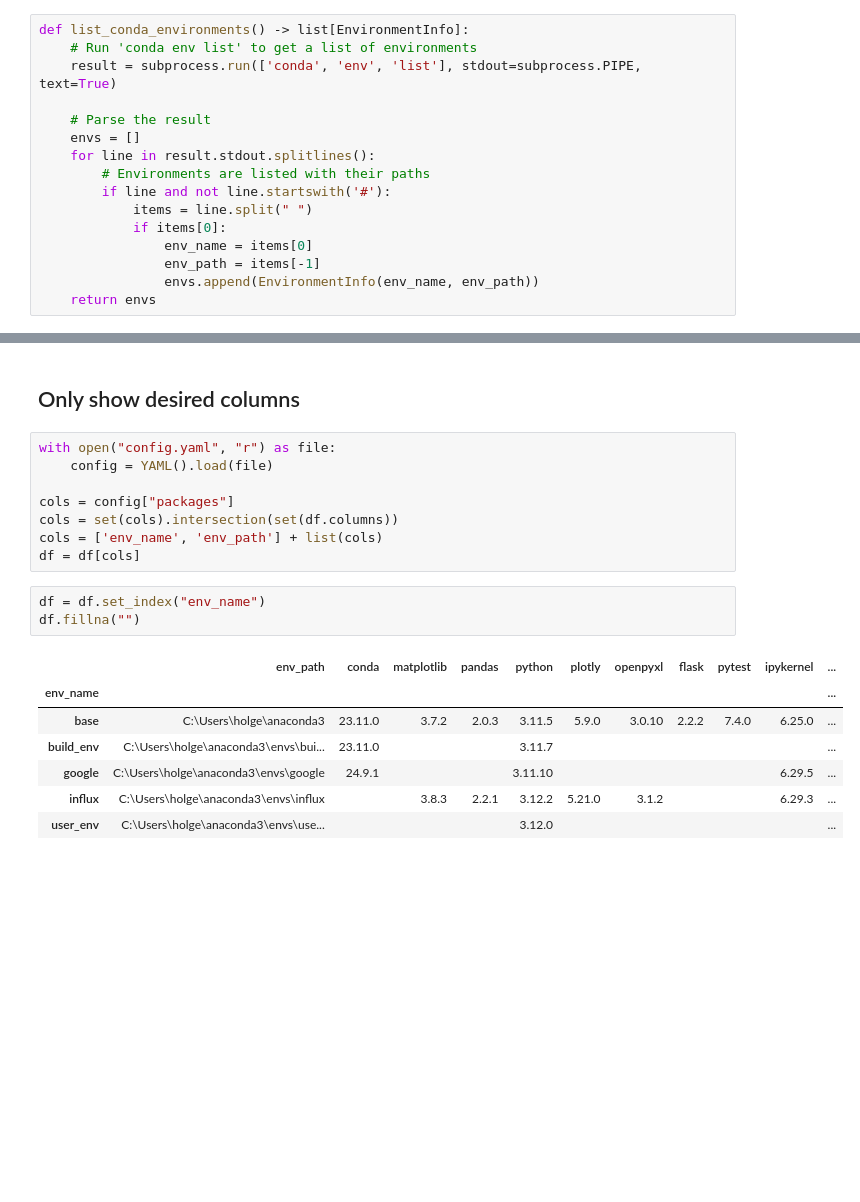
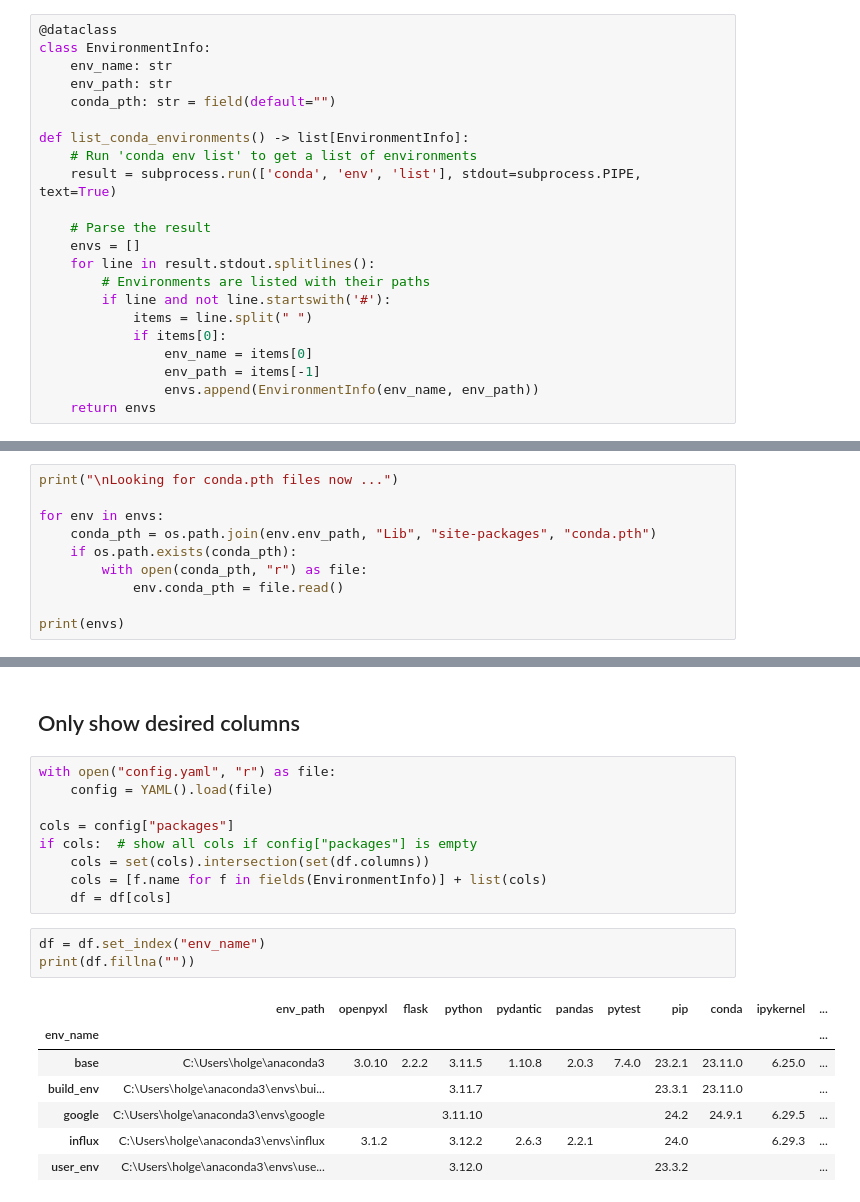
Before and after one commit to munich-ml/conda_envs_table, a Jupyter notebook: make_table.ipynb, the cells around one changed output, grey strips where cells are left out. Drawn from its saved outputs; the diff is of its cells as text; blank space fills up the shorter version.

Commit message:
conda.pth search added

```diff
--- a/make_table.ipynb
+++ b/make_table.ipynb
@@ -12,4 +7,10 @@ class EnvironmentInfo:
 # %%
+@dataclass
+class EnvironmentInfo:
+    env_name: str
+    env_path: str
+    conda_pth: str = field(default="")
+
 def list_conda_environments() -> list[EnvironmentInfo]:
     # Run 'conda env list' to get a list of environments
     result = subprocess.run(['conda', 'env', 'list'], stdout=subprocess.PIPE, text=True)
@@ -27,0 +42,10 @@ def list_conda_environments() -> list[EnvironmentInfo]:
+# %%
+print("\nLooking for conda.pth files now ...")
+
+for env in envs:
+    conda_pth = os.path.join(env.env_path, "Lib", "site-packages", "conda.pth")
+    if os.path.exists(conda_pth):
+        with open(conda_pth, "r") as file:
+            env.conda_pth = file.read()
+
+print(envs)
@@ -66,17 +97,18 @@ with open("config.yaml", "r") as file:
     config = YAML().load(file)
 
 cols = config["packages"]
-cols = set(cols).intersection(set(df.columns))
-cols = ['env_name', 'env_path'] + list(cols)
-df = df[cols]
+if cols:  # show all cols if config["packages"] is empty
+    cols = set(cols).intersection(set(df.columns))
+    cols = [f.name for f in fields(EnvironmentInfo)] + list(cols)
+    df = df[cols]
 # %%
 df = df.set_index("env_name")
-df.fillna("")
+print(df.fillna(""))
 # %% [output]
-|  | env_path | conda | matplotlib | pandas | python | plotly | openpyxl | flask | pytest | ipykernel | ... |
+|  | env_path | openpyxl | flask | python | pydantic | pandas | pytest | pip | conda | ipykernel | ... |
 | env_name |  |  |  |  |  |  |  |  |  |  | ... |
-| base | C:\Users\holge\anaconda3 | 23.11.0 | 3.7.2 | 2.0.3 | 3.11.5 | 5.9.0 | 3.0.10 | 2.2.2 | 7.4.0 | 6.25.0 | ... |
-| build_env | C:\Users\holge\anaconda3\envs\bui... | 23.11.0 |  |  | 3.11.7 |  |  |  |  |  | ... |
-| google | C:\Users\holge\anaconda3\envs\google | 24.9.1 |  |  | 3.11.10 |  |  |  |  | 6.29.5 | ... |
-| influx | C:\Users\holge\anaconda3\envs\influx |  | 3.8.3 | 2.2.1 | 3.12.2 | 5.21.0 | 3.1.2 |  |  | 6.29.3 | ... |
-| user_env | C:\Users\holge\anaconda3\envs\use... |  |  |  | 3.12.0 |  |  |  |  |  | ... |
+| base | C:\Users\holge\anaconda3 | 3.0.10 | 2.2.2 | 3.11.5 | 1.10.8 | 2.0.3 | 7.4.0 | 23.2.1 | 23.11.0 | 6.25.0 | ... |
+| build_env | C:\Users\holge\anaconda3\envs\bui... |  |  | 3.11.7 |  |  |  | 23.3.1 | 23.11.0 |  | ... |
+| google | C:\Users\holge\anaconda3\envs\google |  |  | 3.11.10 |  |  |  | 24.2 | 24.9.1 | 6.29.5 | ... |
+| influx | C:\Users\holge\anaconda3\envs\influx | 3.1.2 |  | 3.12.2 | 2.6.3 | 2.2.1 |  | 24.0 |  | 6.29.3 | ... |
+| user_env | C:\Users\holge\anaconda3\envs\use... |  |  | 3.12.0 |  |  |  | 23.3.2 |  |  | ... |
```
Also changed, not shown: parts of 12 cells of this notebook, 1 other file.
